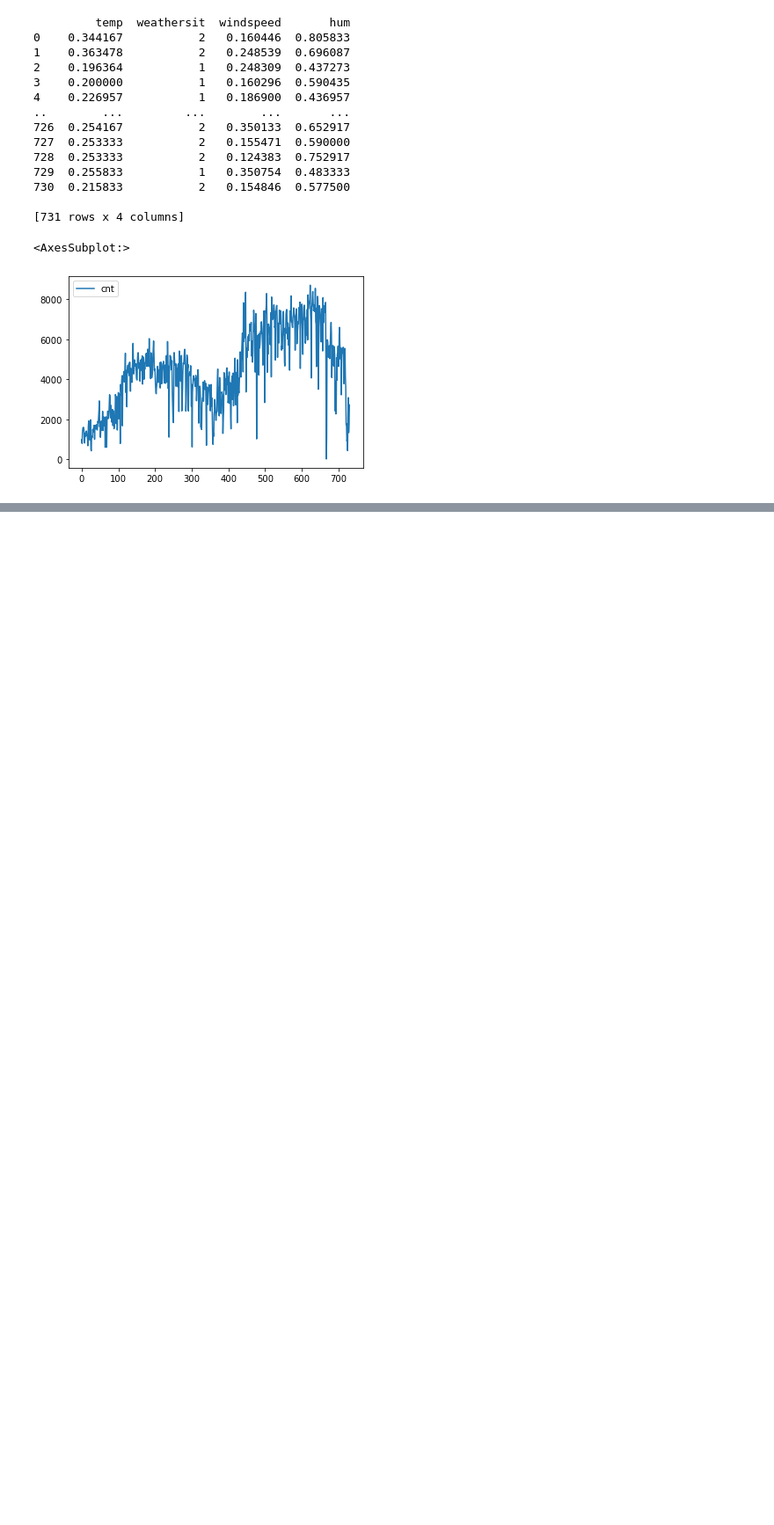
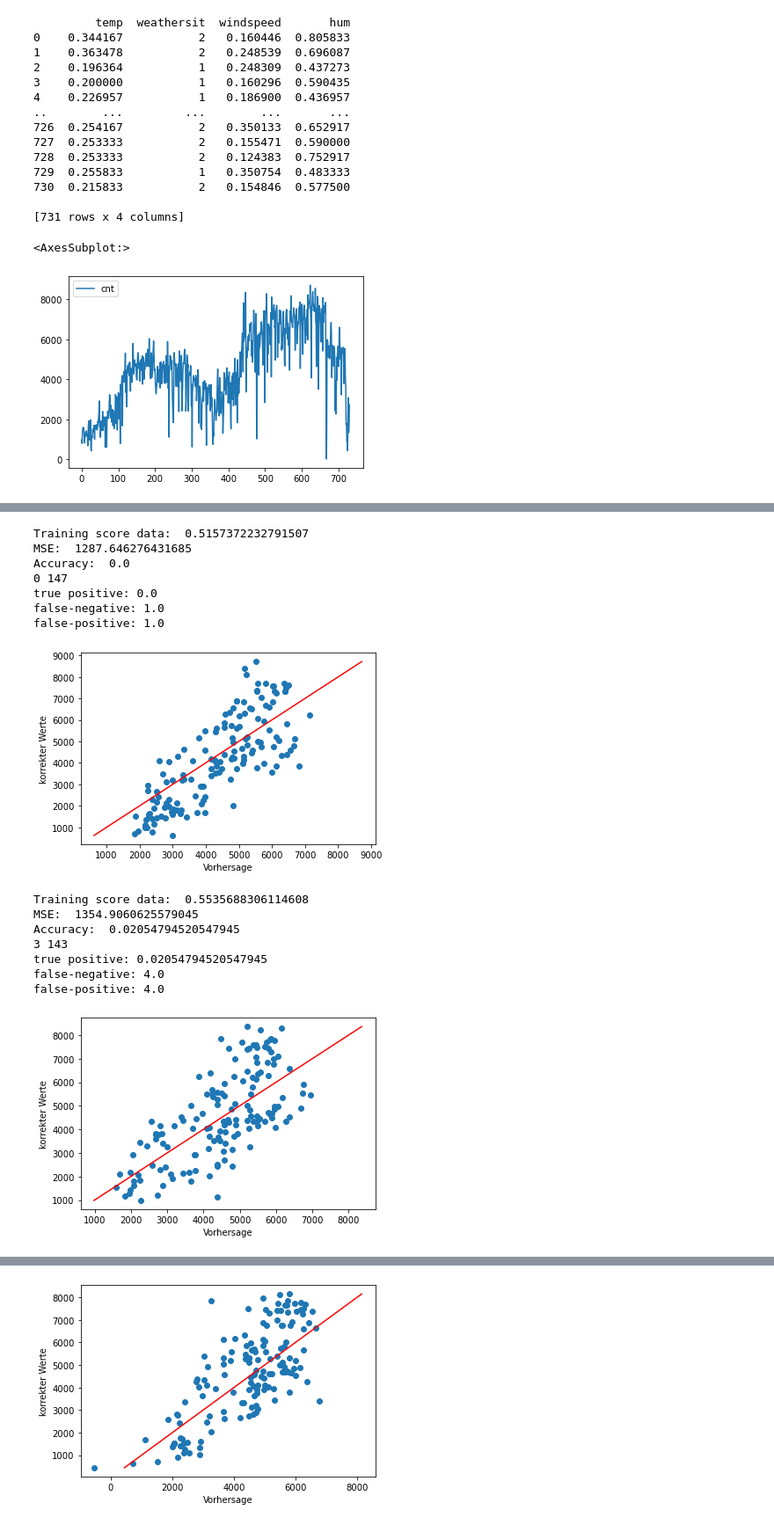
Before and after one commit to BujarMuharemi/ML-Abgabe, a Jupyter notebook: LinearRegressionWithBikeRental.ipynb, the cells around one changed output, grey strips where cells are left out. Shown: that part at 88% size. Drawn from its saved outputs; the diff is of its cells as text; code cells hidden in the pictures; blank space fills up the shorter version.

```diff
--- a/LinearRegressionWithBikeRental.ipynb
+++ b/LinearRegressionWithBikeRental.ipynb
@@ -353,0 +385,78 @@ print(mse)
+# %%
+# Wir versuch diesmal eine 5 fache Crossvalidation zu machen
+from sklearn.model_selection import train_test_split, KFold, cross_val_score
+from sklearn.metrics import accuracy_score, confusion_matrix, classification_report, fbeta_score
+from sklearn.naive_bayes import MultinomialNB
+from sklearn.model_selection import KFold
+from sklearn.metrics import roc_auc_score
+from scipy import interp
+from sklearn.metrics import roc_curve, auc
+
+seed = 32
+kfold = KFold(n_splits=5, shuffle = True, random_state=seed)
+
+for train_index, test_index in kfold.split(dataframe_X, dataframeStdY):
+
+    x_train, x_test = dataframe_X.iloc[list(train_index)], dataframe_X.iloc[list(test_index)]
+    y_train, y_test = dataframeStdY.iloc[list(train_index)], dataframeStdY.iloc[list(test_index)]
+
+    # Linear Regression
+    linearR = LinearRegression()
+
+    # daten füllen aus dem Folds
+    model = linearR.fit(x_train, y_train)
+
+    y_pred = model.predict(x_test)
+
+    print("Training score data: ",model.score(x_train, y_train))
+
+    mse = mean_squared_error(y_test, y_pred,squared=False)
+    print('MSE: ', mse)
+
+    true = 0
+
+    for i in y_pred:
+        for k in y_test:
+            if(i==k):
+                true+=1
+
+    false = len(y_pred)-true
+    print('Accuracy: ', true/x_test.shape[0])
+
+    print(true, false)
+
+    tp = true/(true + false)
+    print("true positive:", tp)
+
+    missrate = (false/false+true)
+    print("false-negative:", missrate)
+
+    fallout = (false/false + true)
+    print("false-positive:", fallout)
+
+    plt.pyplot.scatter(y_pred, y_test)
+
+    minimum = math.ceil(min(y_test))
+    maximum = math.ceil(max(y_test))
+
+    plt.pyplot.plot( [minimum,maximum],[minimum,maximum], color='red')
+    plt.pyplot.xlabel('Vorhersage')
+    plt.pyplot.ylabel('korrekter Werte')
+    plt.pyplot.show()
+# %% [output]
+Training score data:  0.5157372232791507
+MSE:  1287.646276431685
+Accuracy:  0.0
+0 147
+true positive: 0.0
+false-negative: 1.0
+false-positive: 1.0
+[figure, added]
+Training score data:  0.5535688306114608
+MSE:  1354.9060625579045
+Accuracy:  0.02054794520547945
+3 143
+true positive: 0.02054794520547945
+false-negative: 4.0
+false-positive: 4.0
+[figure, added]
@@ -353,0 +470 @@ print(mse)
+[figure, added]
```
Also changed, not shown: parts of 7 cells of this notebook.
